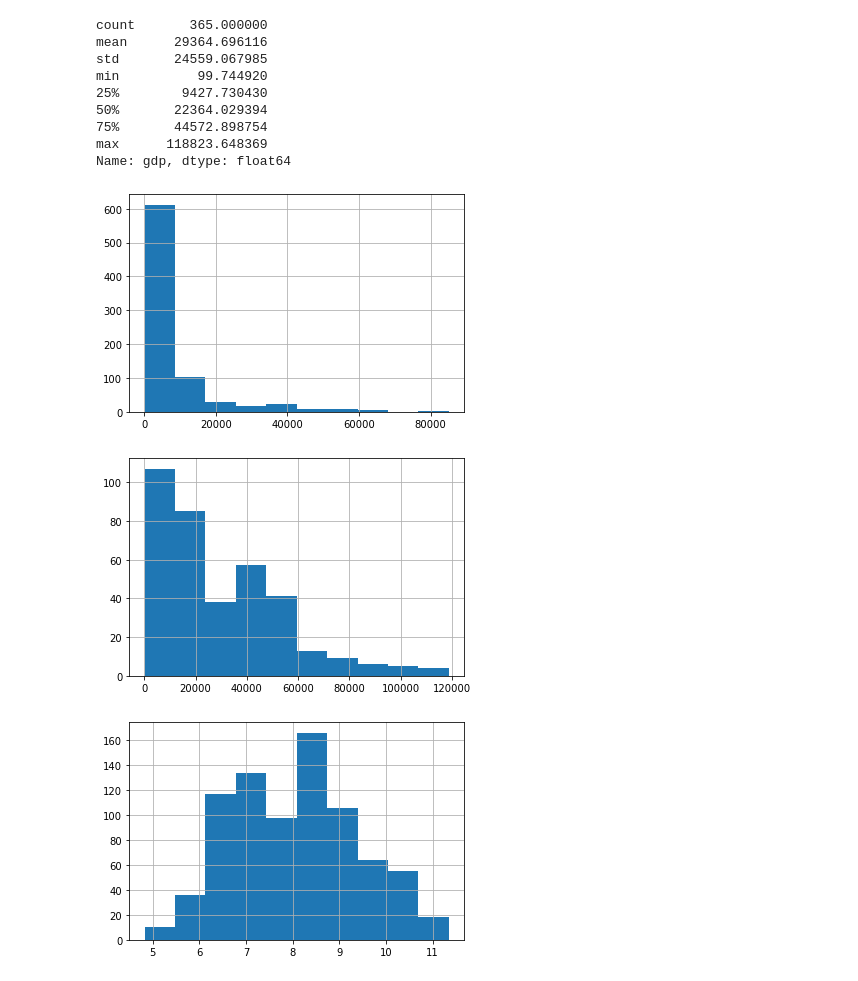
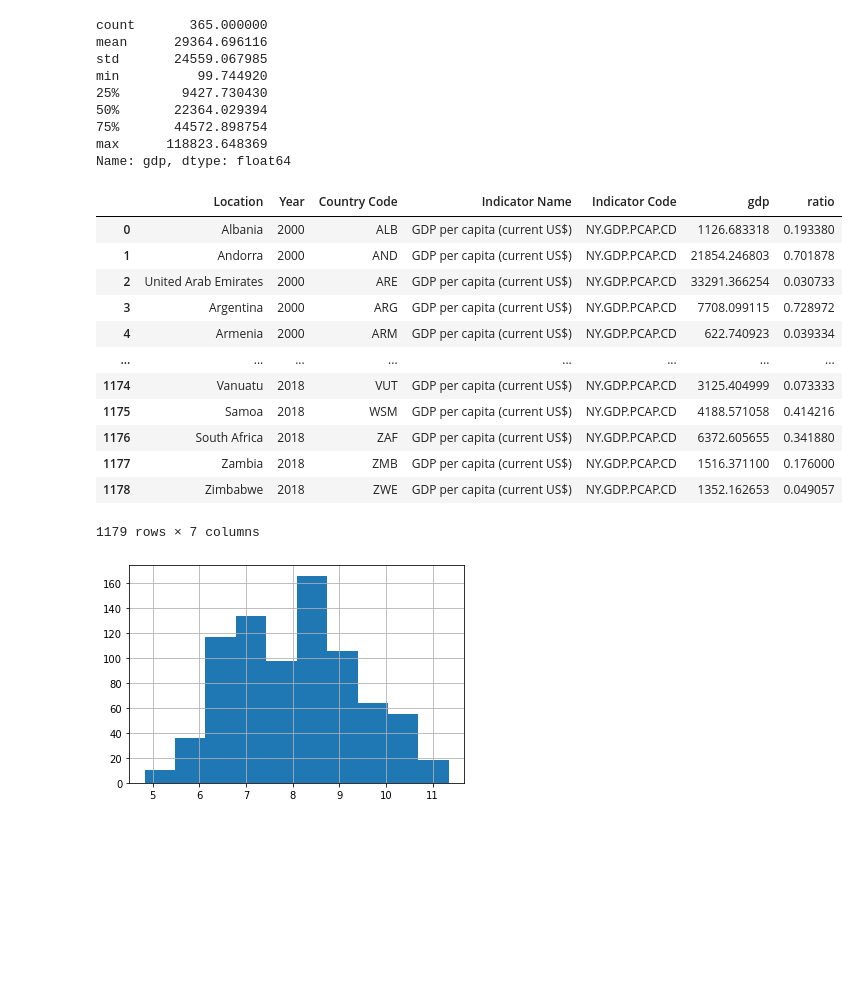
Before and after one commit to mtanghu/Citadel-Central-Datathon-Fall21, a Jupyter notebook: Gender.ipynb, the cells around one changed output. Drawn from its saved outputs; the diff is of its cells as text; code cells hidden in the pictures; blank space fills up the shorter version.

```diff
--- a/Gender.ipynb
+++ b/Gender.ipynb
@@ -114,0 +191,3 @@ gdp
+# %%
+gdp = gdp.reset_index()
+gdp = gdp[gdp["Year"] == 2018]
@@ -114,0 +199,4 @@ gdp
+# %%
+gdp = gdp.reset_index()
+gdp = gdp[gdp["Year"] == 2000]
+stats.ttest_ind(gdp[gdp["ratio"]<.5]['gdp'], gdp[gdp["ratio"]>.5]['gdp'], nan_policy = 'omit')
@@ -136,16 +226,24 @@ min          99.744920
 75%       44572.898754
 max      118823.648369
 Name: gdp, dtype: float64
+# %%
+gdp
+# %% [output]
+|  | Location | Year | Country Code | Indicator Name | Indicator Code | gdp | ratio |
+| 0 | Albania | 2000 | ALB | GDP per capita (current US$) | NY.GDP.PCAP.CD | 1126.683318 | 0.193380 |
+| 1 | Andorra | 2000 | AND | GDP per capita (current US$) | NY.GDP.PCAP.CD | 21854.246803 | 0.701878 |
+| 2 | United Arab Emirates | 2000 | ARE | GDP per capita (current US$) | NY.GDP.PCAP.CD | 33291.366254 | 0.030733 |
+| 3 | Argentina | 2000 | ARG | GDP per capita (current US$) | NY.GDP.PCAP.CD | 7708.099115 | 0.728972 |
+| 4 | Armenia | 2000 | ARM | GDP per capita (current US$) | NY.GDP.PCAP.CD | 622.740923 | 0.039334 |
+| ... | ... | ... | ... | ... | ... | ... | ... |
+| 1174 | Vanuatu | 2018 | VUT | GDP per capita (current US$) | NY.GDP.PCAP.CD | 3125.404999 | 0.073333 |
+| 1175 | Samoa | 2018 | WSM | GDP per capita (current US$) | NY.GDP.PCAP.CD | 4188.571058 | 0.414216 |
+| 1176 | South Africa | 2018 | ZAF | GDP per capita (current US$) | NY.GDP.PCAP.CD | 6372.605655 | 0.341880 |
+| 1177 | Zambia | 2018 | ZMB | GDP per capita (current US$) | NY.GDP.PCAP.CD | 1516.371100 | 0.176000 |
+| 1178 | Zimbabwe | 2018 | ZWE | GDP per capita (current US$) | NY.GDP.PCAP.CD | 1352.162653 | 0.049057 |
+1179 rows × 7 columns
 # %%
 # distributions are definetly different, though can't use a normal distribution (see below), may need a log transformation
-# %%
-gdp[gdp["ratio"]<.5]['gdp'].hist()
-plt.show()
-gdp[gdp["ratio"]>.5]['gdp'].hist()
-plt.show()
-# %% [output]
-[figure, removed]
-[figure, removed]
 # %%
 # looks somewhat better with log transform
 # %%
```
Also changed, not shown: parts of 13 cells of this notebook.
